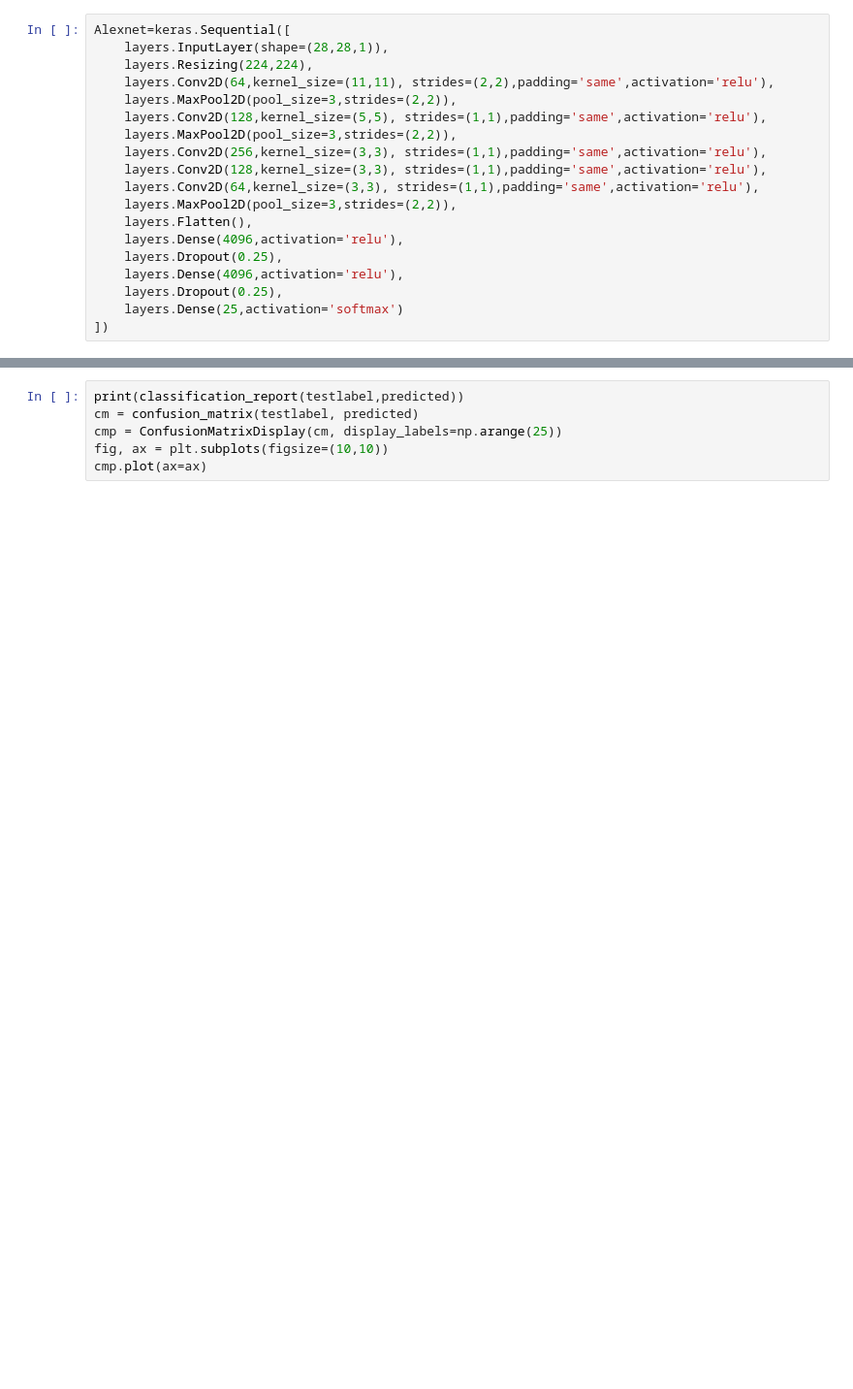
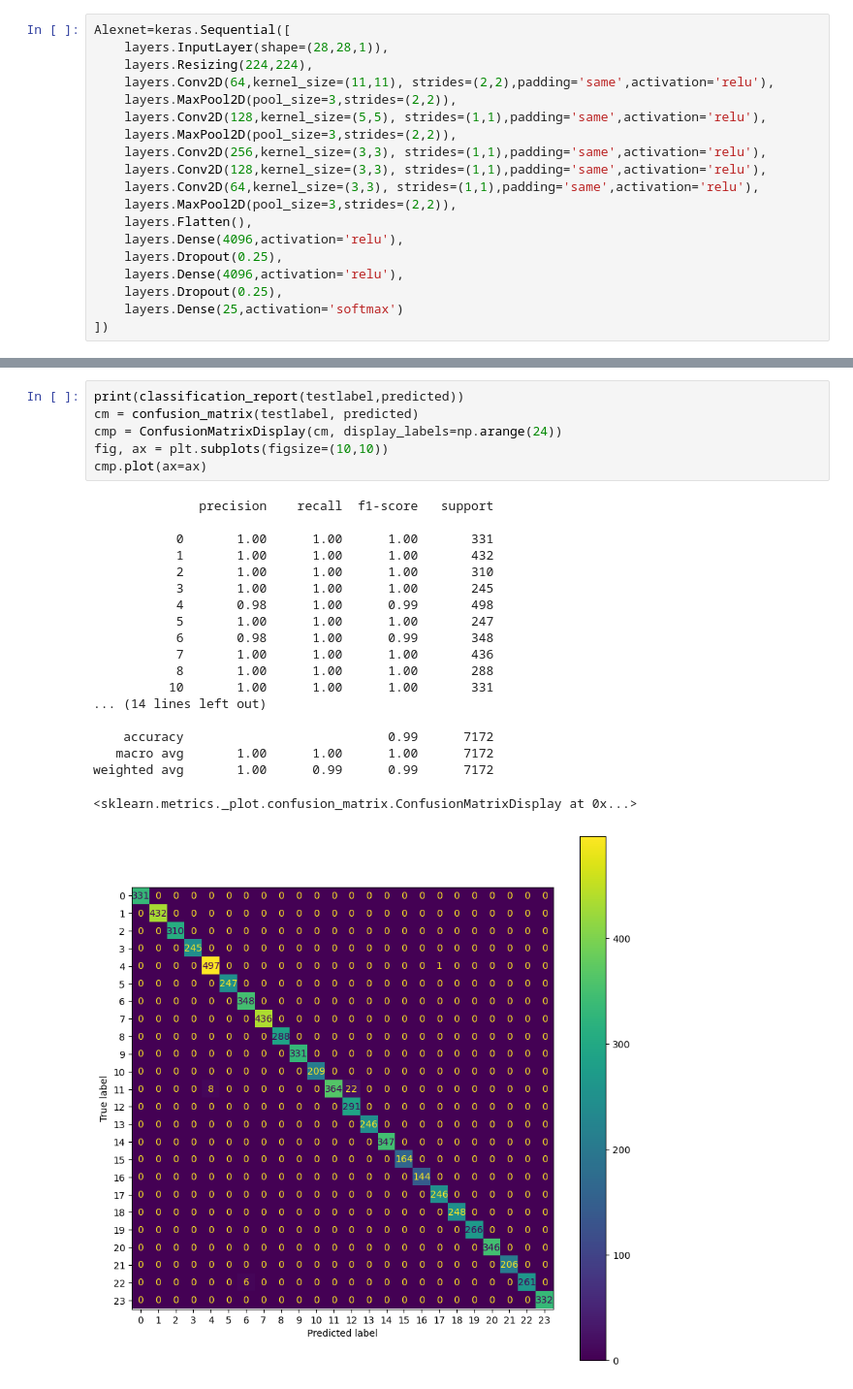
Before and after one commit to NabiChan/MNIST-Hand-signs-language, a Jupyter notebook: Sign Language.ipynb, the cells around one changed output, grey strips where cells are left out. Shown at 97% size. Saved outputs shown, nothing was run; the diff lists cells and outputs as text; blank space fills up the shorter version.

```diff
--- a/Sign Language.ipynb
+++ b/Sign Language.ipynb
@@ -139,6 +248,26 @@ testlabel=np.argmax(testlabel, axis=1)
 # %%
 print(classification_report(testlabel,predicted))
 cm = confusion_matrix(testlabel, predicted)
-cmp = ConfusionMatrixDisplay(cm, display_labels=np.arange(25))
+cmp = ConfusionMatrixDisplay(cm, display_labels=np.arange(24))
 fig, ax = plt.subplots(figsize=(10,10))
 cmp.plot(ax=ax)
+# %% [output]
+              precision    recall  f1-score   support
+
+           0       1.00      1.00      1.00       331
+           1       1.00      1.00      1.00       432
+           2       1.00      1.00      1.00       310
+           3       1.00      1.00      1.00       245
+           4       0.98      1.00      0.99       498
+           5       1.00      1.00      1.00       247
+           6       0.98      1.00      0.99       348
+           7       1.00      1.00      1.00       436
+           8       1.00      1.00      1.00       288
+          10       1.00      1.00      1.00       331
+... (14 lines left out)
+
+    accuracy                           0.99      7172
+   macro avg       1.00      1.00      1.00      7172
+weighted avg       1.00      0.99      0.99      7172
+<sklearn.metrics._plot.confusion_matrix.ConfusionMatrixDisplay at 0x...>
+[figure, added]
```
Also changed, not shown: parts of 11 cells of this notebook.
